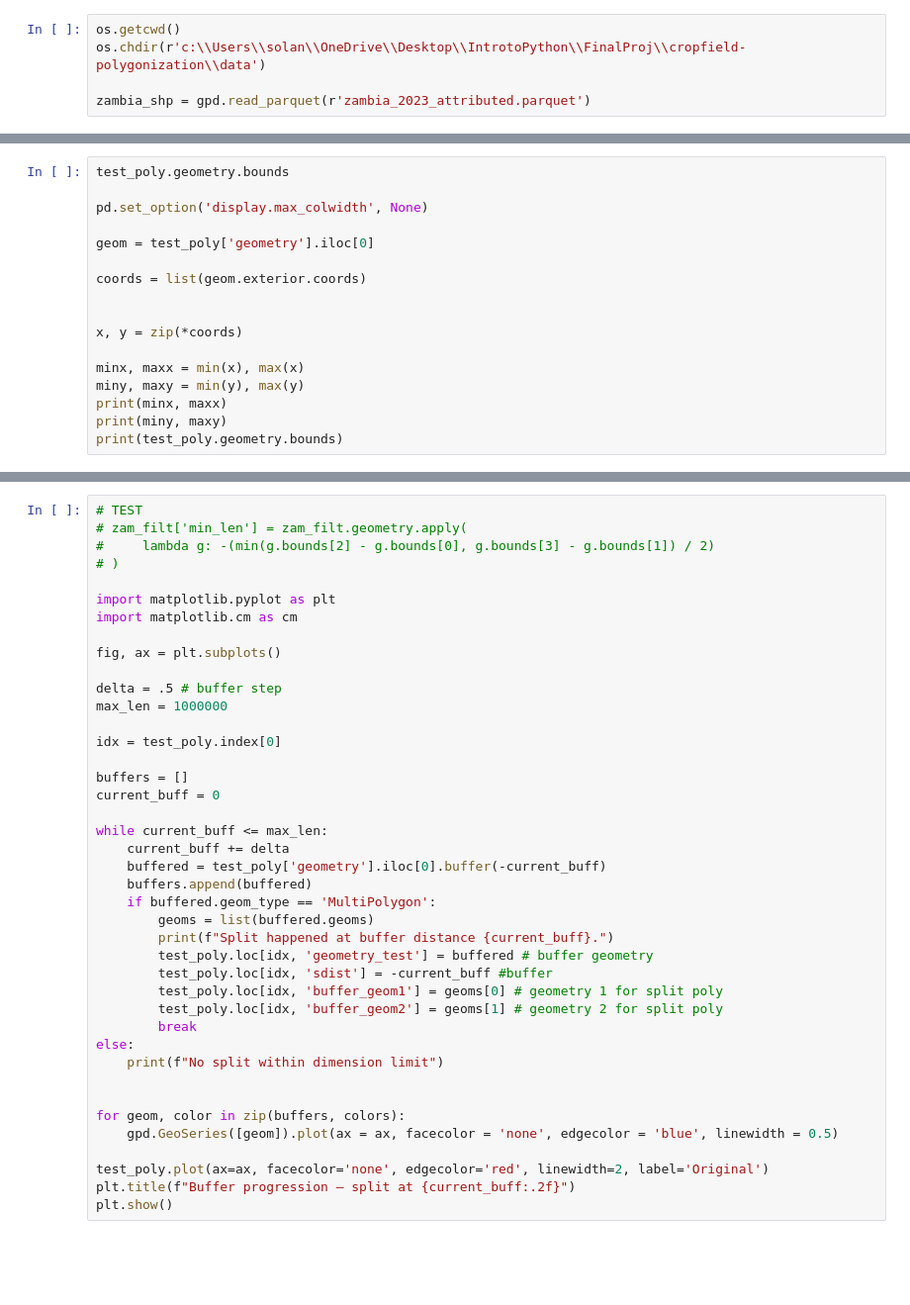
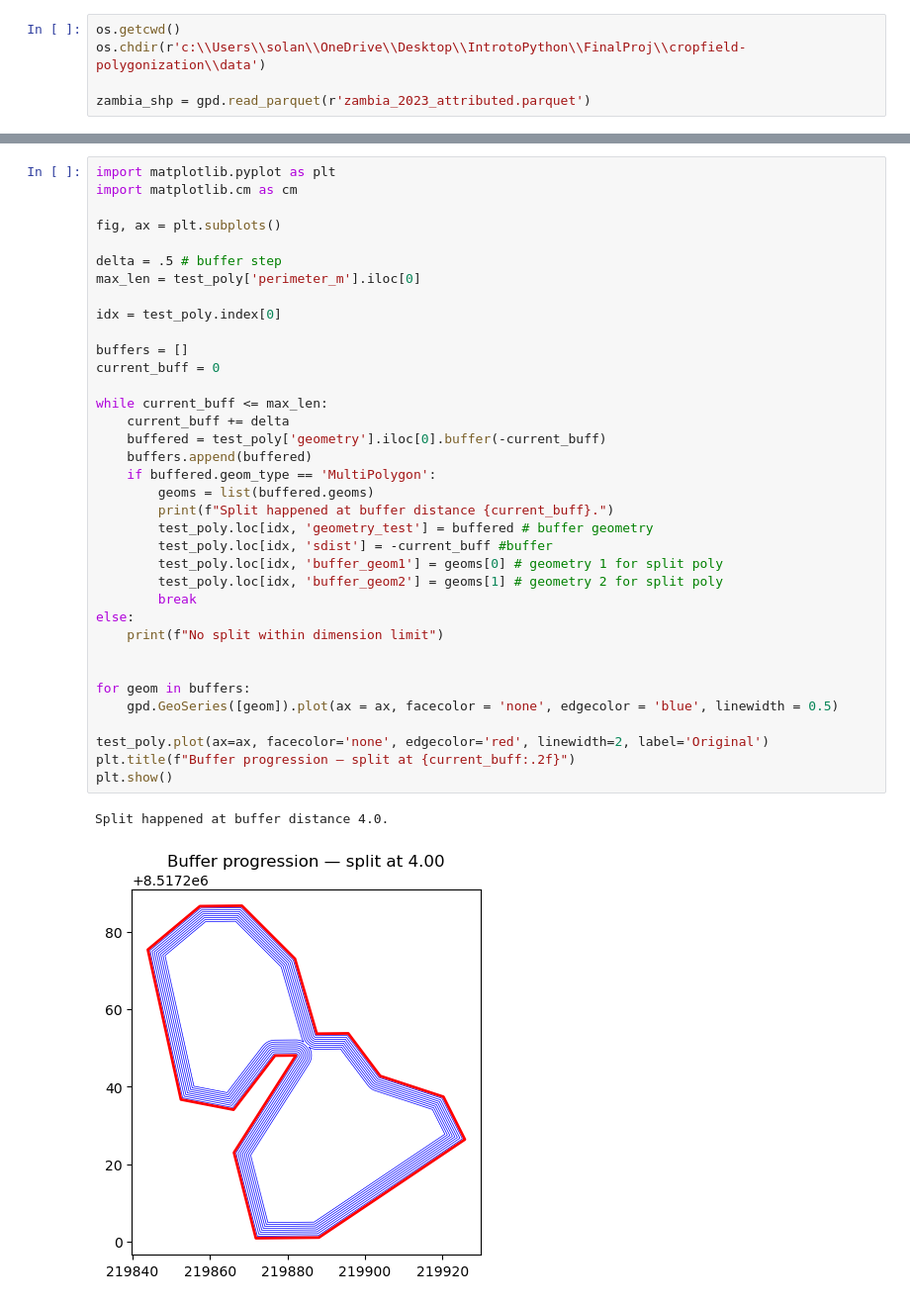
Before and after one commit to SYH-pixel/cropfield-polygonization, a Jupyter notebook: func/thinneck.ipynb, the cells around one changed output, grey strips where cells are left out. Shown at 99% size. Drawn from its saved outputs; the diff is of its cells as text; blank space fills up the shorter version.

```diff
--- a/func/thinneck.ipynb
+++ b/func/thinneck.ipynb
@@ -147,17 +192,0 @@ test_poly.plot()
-# %%
-test_poly.geometry.bounds
-
-pd.set_option('display.max_colwidth', None)
-
-geom = test_poly['geometry'].iloc[0]
-
-coords = list(geom.exterior.coords)
-
-
-x, y = zip(*coords)
-
-minx, maxx = min(x), max(x)
-miny, maxy = min(y), max(y)
-print(minx, maxx)
-print(miny, maxy)
-print(test_poly.geometry.bounds)
@@ -164,41 +195,39 @@ print(test_poly.geometry.bounds)
 # %%
-# TEST
-# zam_filt['min_len'] = zam_filt.geometry.apply(
-#     lambda g: -(min(g.bounds[2] - g.bounds[0], g.bounds[3] - g.bounds[1]) / 2)
-# )
-
 import matplotlib.pyplot as plt
 import matplotlib.cm as cm
 
 fig, ax = plt.subplots()
 
 delta = .5 # buffer step
-max_len = 1000000
+max_len = test_poly['perimeter_m'].iloc[0]
 
 idx = test_poly.index[0]
 
 buffers = []
 current_buff = 0
 
 while current_buff <= max_len:
     current_buff += delta
     buffered = test_poly['geometry'].iloc[0].buffer(-current_buff)
     buffers.append(buffered)
     if buffered.geom_type == 'MultiPolygon':
         geoms = list(buffered.geoms)
         print(f"Split happened at buffer distance {current_buff}.")
         test_poly.loc[idx, 'geometry_test'] = buffered # buffer geometry
         test_poly.loc[idx, 'sdist'] = -current_buff #buffer
         test_poly.loc[idx, 'buffer_geom1'] = geoms[0] # geometry 1 for split poly
         test_poly.loc[idx, 'buffer_geom2'] = geoms[1] # geometry 2 for split poly
         break
 else:
     print(f"No split within dimension limit")
 
 
-for geom, color in zip(buffers, colors):
+for geom in buffers:
     gpd.GeoSeries([geom]).plot(ax = ax, facecolor = 'none', edgecolor = 'blue', linewidth = 0.5)
 
 test_poly.plot(ax=ax, facecolor='none', edgecolor='red', linewidth=2, label='Original')
 plt.title(f"Buffer progression — split at {current_buff:.2f}")
 plt.show()
+# %% [output]
+Split happened at buffer distance 4.0.
+[figure, added]
```
Also changed, not shown: parts of 45 cells of this notebook, 7 other files.
